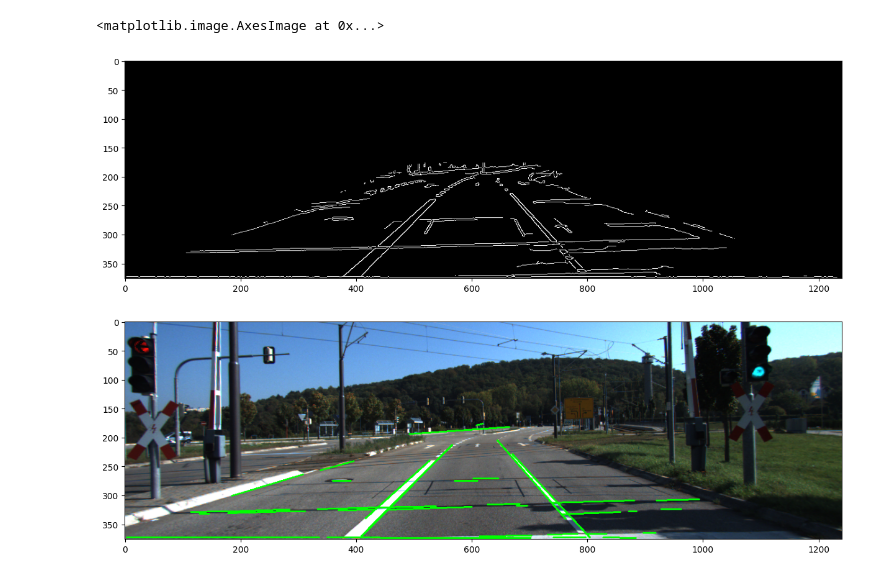
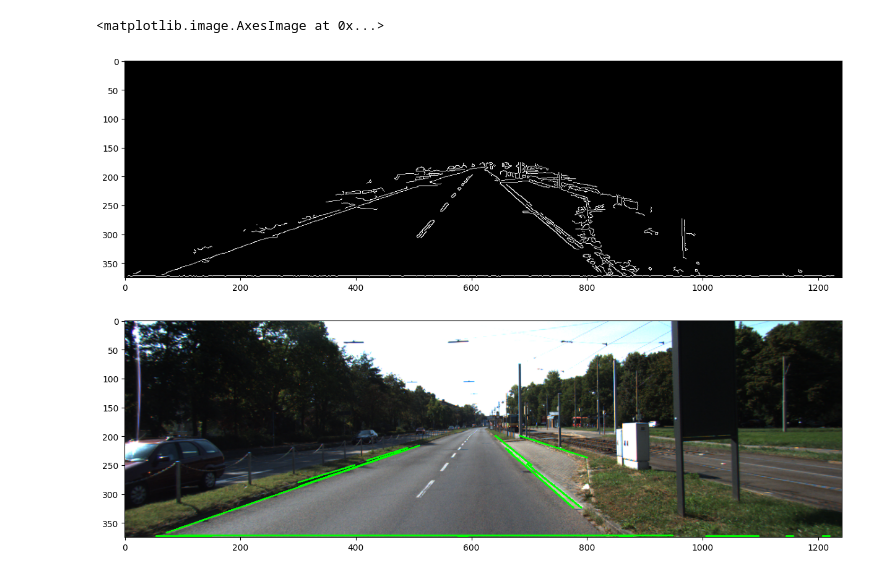
Before and after one commit to DiegoCastr00/PRAC_13_Hough_Etiquetado, a Jupyter notebook: LAB_VA_13/hough_cv2.ipynb, the cells around one changed output. Drawn from its saved outputs; the diff is of its cells as text; code cells hidden in the pictures.

```diff
--- a/LAB_VA_13/hough_cv2.ipynb
+++ b/LAB_VA_13/hough_cv2.ipynb
@@ -40,30 +40,30 @@ def kernel_gaussiano(imagen):
     imagen_suavizada = convolucion(imagen, kernel_gaussiano)
     return imagen_suavizada
 # %%
-image = cv2.imread('carretera8.png')
+image = cv2.imread('carretera.png')
 
 gray = rgb2gray(image)
 
 blur = kernel_gaussiano(gray)
 
 low_t = 50
 high_t = 150
 edges = cv2.Canny(blur, low_t,high_t)
 
 cropped_image = mascara(edges)
 
 plt.figure(figsize=(20, 10))
 plt.subplot(2, 1, 1)
 plt.imshow(cropped_image, cmap='gray')
 
 lines = cv2.HoughLinesP(cropped_image, 1, np.pi/180, 100, np.array([]), minLineLength=10, maxLineGap=10)
 
 for line in lines:
     x1, y1, x2, y2 = line[0]
     cv2.line(image, (x1, y1), (x2, y2), (0, 255, 0), 2)  # Dibuja la línea en verde
 
 plt.subplot(2, 1, 2)
 plt.imshow(cv2.cvtColor(image, cv2.COLOR_BGR2RGB))
 # %% [output]
 <matplotlib.image.AxesImage at 0x...>
-[figure, old version]
+[figure, new version]
```
Also changed, not shown: 2 other files.
